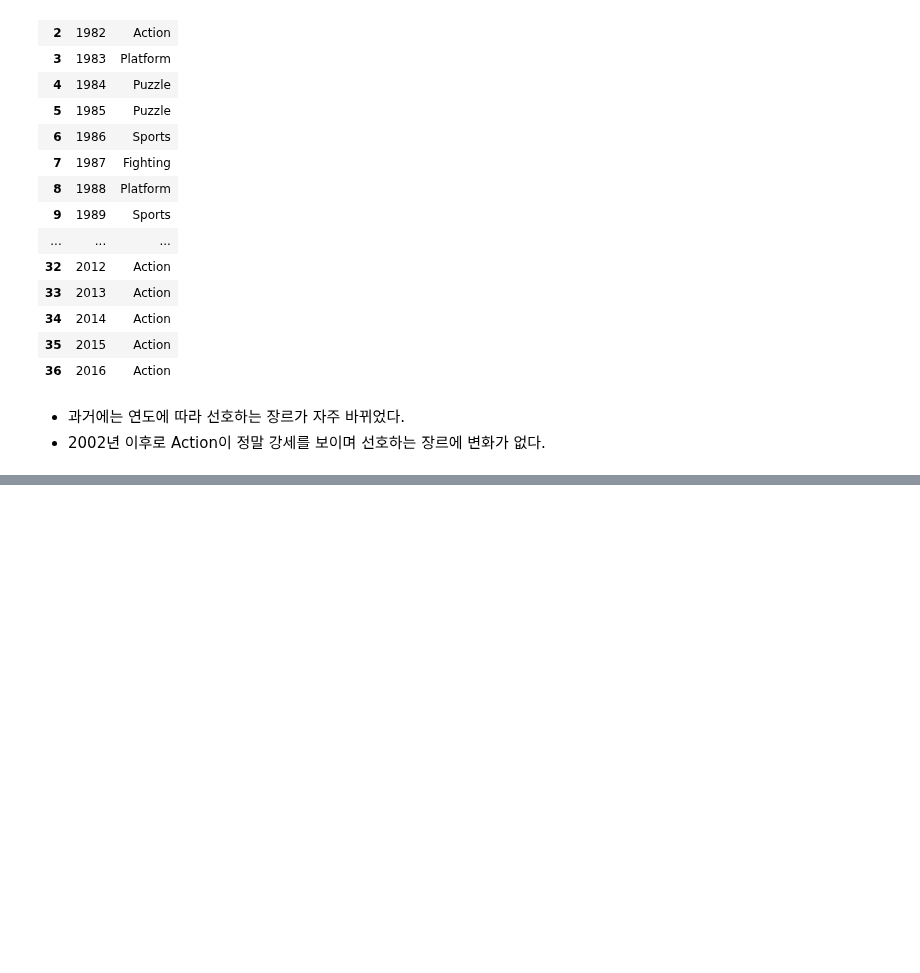
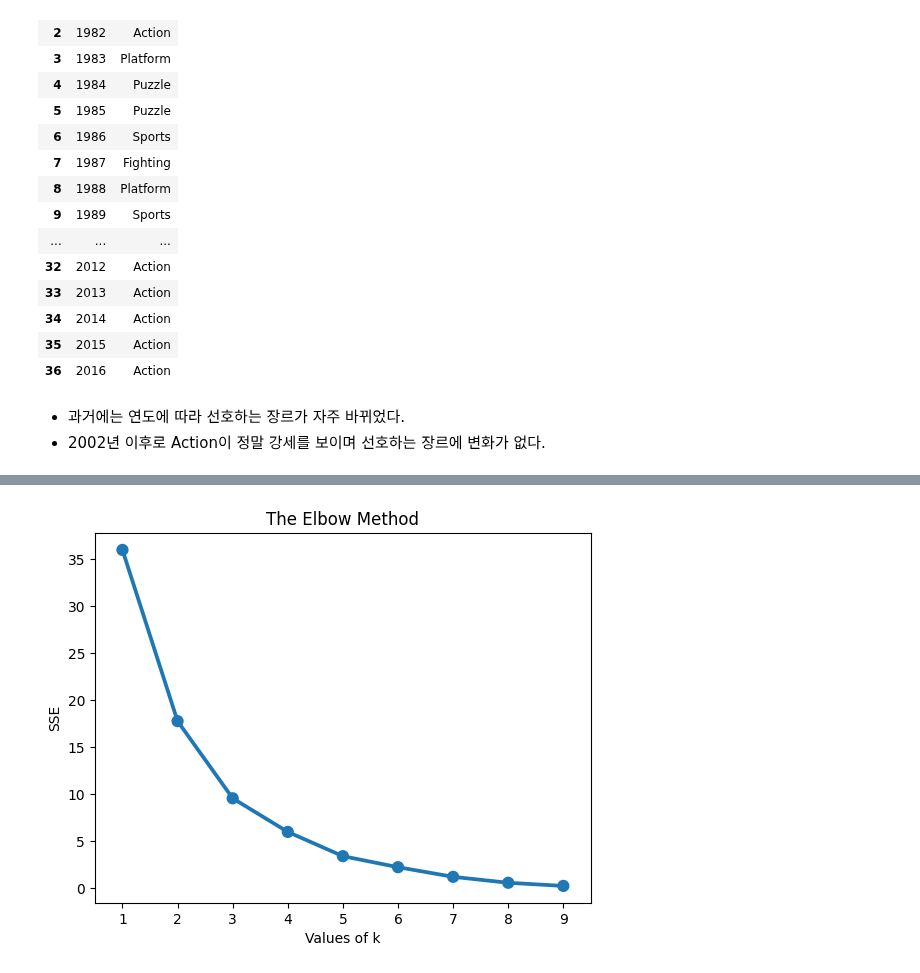
Before and after one commit to sseyonafre/Project, a Jupyter notebook: sprint1/AI_14_고세희_Section1.ipynb, the cells around one changed output, grey strips where cells are left out. Drawn from its saved outputs; the diff is of its cells as text; code cells hidden in the pictures; blank space fills up the shorter version.

Commit message:
clustering

```diff
--- a/sprint1/AI_14_고세희_Section1.ipynb
+++ b/sprint1/AI_14_고세희_Section1.ipynb
@@ -620,0 +726,3 @@ top_genre.iloc[:,0:2]
+# %%
+rfm_f = df.groupby(['Genre'],as_index=False)['Name'].count()
+rfm_f
@@ -620,0 +743,3 @@ top_genre.iloc[:,0:2]
+# %%
+rfm_m = s_g
+rfm_m
@@ -620,0 +760,8 @@ top_genre.iloc[:,0:2]
+# %%
+rfm_r = rfm_r.set_index('Genre')
+rfm_f = rfm_f.set_index('Genre')
+rfm_m = rfm_m.set_index('Genre')
+rfm = rfm_r.join([rfm_f, rfm_m], how='inner')
+col_names = ['Recency','Frequency','Monetary']
+rfm.columns = col_names
+rfm
@@ -620,0 +785,4 @@ top_genre.iloc[:,0:2]
+# %%
+scaler = StandardScaler()
+rfm_scaled = scaler.fit_transform(rfm)
+rfm_scaled
@@ -620,0 +802,16 @@ top_genre.iloc[:,0:2]
+# %%
+#장르를 몇개의 cluster로  나눌 것인가? #그래프로 보았을때 3개가 적당해보인다.
+sse = {}
+
+for k in range(1,10):
+  kmeans = KMeans(n_clusters=k, random_state=1)
+  kmeans.fit(rfm_scaled) #kmeans를 학습시킨다!
+  sse[k] = kmeans.inertia_
+plt.style.use('default')
+plt.title('The Elbow Method')
+plt.xlabel('Values of k')
+plt.ylabel('SSE')
+sns.pointplot(x=list(sse.keys()), y=list(sse.values()))
+plt.show()
+# %% [output]
+[figure, added]
```
Also changed, not shown: parts of 31 cells of this notebook.
